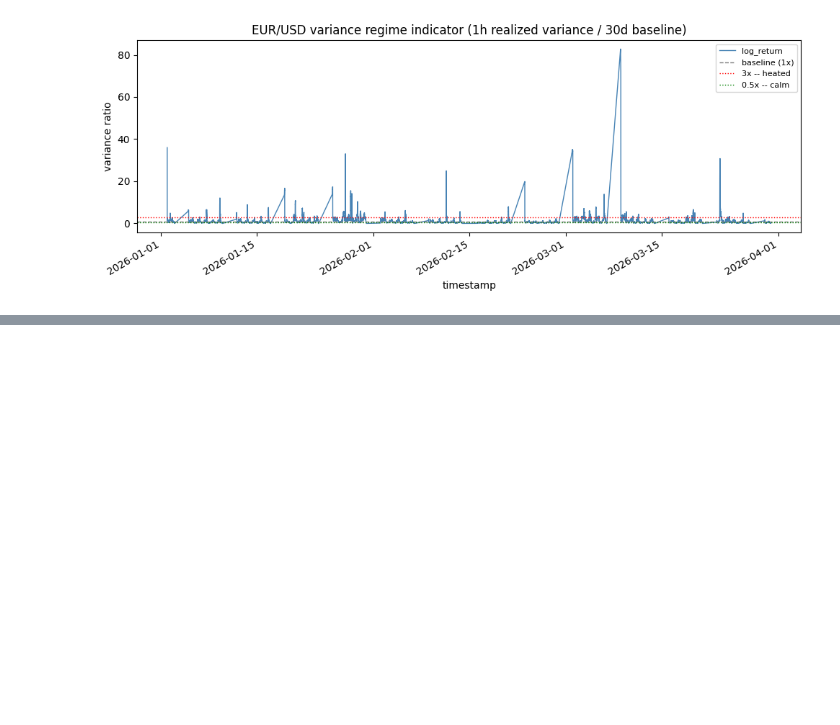
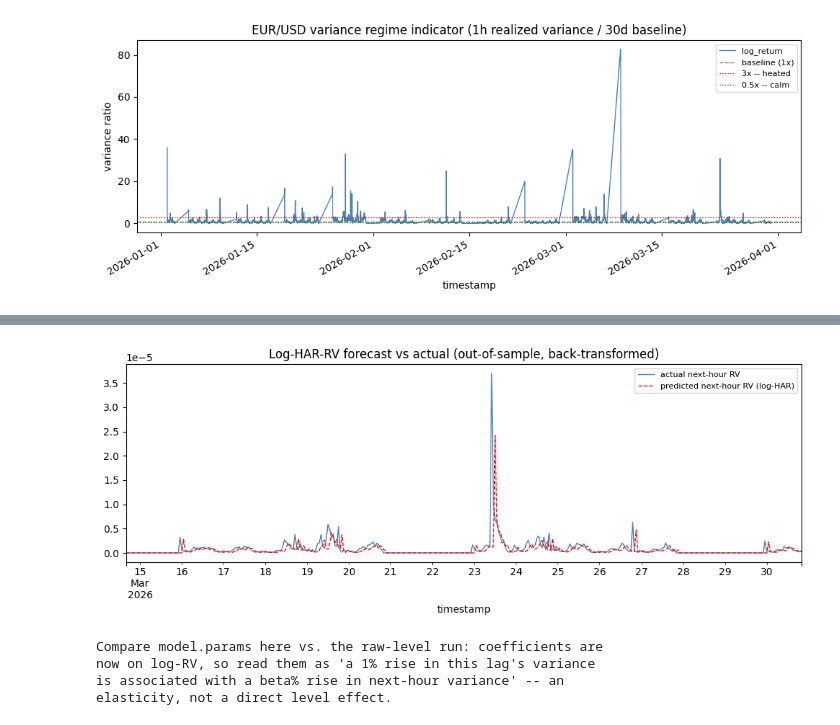
Before and after one commit to anjalivijyan/STOCHASTIC-VOLATILITY-MODELLING-, a Jupyter notebook: lit_rew_&_stylised_facts/regime_indicator.ipynb, the cells around one changed output, grey strips where cells are left out. Cells and saved outputs as stored; diff of their text form; code cells hidden in the pictures; blank space fills up the shorter version.

Commit message:
new rough

```diff
--- a/lit_rew_&_stylised_facts/regime_indicator.ipynb
+++ b/lit_rew_&_stylised_facts/regime_indicator.ipynb
@@ -193,3 +193,77 @@ plt.tight_layout()
 plt.show()
 # %% [output]
 [figure]
+# %%
+"""
+Log-HAR-RV: same idea as har_rv_forecast.py, but fit in log-variance space
+instead of raw levels. Realized variance is heavy-tailed / roughly
+log-normal, so a handful of huge spikes dominate a raw-level OLS fit
+(hence the near-flat predictions and low R^2 you got). Logging compresses
+the spikes and is the standard fix used in the HAR-RV literature.
+"""
+
+import numpy as np
+import pandas as pd
+import statsmodels.api as sm
+import matplotlib.pyplot as plt
+sq_returns = d['log_return']**2
+rv_hourly = sq_returns.resample("1h").sum().dropna()
+
+df = pd.DataFrame({"rv": rv_hourly})
+df["rv_lag1"] = df["rv"].shift(1)
+df["rv_daily"] = df["rv"].shift(1).rolling(24).mean()
+df["rv_weekly"] = df["rv"].shift(1).rolling(24 * 7).mean()
+df["rv_target"] = df["rv"].shift(-1)
+df = df.dropna()
+
+# ---- log-transform everything (small epsilon guards against log(0)) ------
+eps = df["rv"][df["rv"] > 0].min() * 1e-3
+for col in ["rv", "rv_lag1", "rv_daily", "rv_weekly", "rv_target"]:
+    df[f"log_{col}"] = np.log(df[col] + eps)
+
+split = int(len(df) * 0.8)
+train, test = df.iloc[:split], df.iloc[split:]
+
+feature_cols = ["log_rv_lag1", "log_rv_daily", "log_rv_weekly"]
+X_train = sm.add_constant(train[feature_cols])
+y_train = train["log_rv_target"]
+X_test = sm.add_constant(test[feature_cols], has_constant="add")
+y_test = test["log_rv_target"]
+
+model = sm.OLS(y_train, X_train).fit()
+print(model.summary())
+print("\nFitted kernel weights (K), log space:")
+print(model.params, "\n")
+
+# ---- out-of-sample R^2, both in log space and back-transformed levels ----
+test_pred_log = model.predict(X_test)
+ss_res = ((y_test - test_pred_log) ** 2).sum()
+ss_tot = ((y_test - y_test.mean()) ** 2).sum()
+oos_r2_log = 1 - ss_res / ss_tot
+
+# back-transform to compare against the original raw-level plot
+test_pred_level = np.exp(test_pred_log) - eps
+y_test_level = np.exp(y_test) - eps
+ss_res_lvl = ((y_test_level - test_pred_level) ** 2).sum()
+ss_tot_lvl = ((y_test_level - y_test_level.mean()) ** 2).sum()
+oos_r2_level = 1 - ss_res_lvl / ss_tot_lvl
+
+print(f"In-sample R^2 (log space):      {model.rsquared:.4f}")
+print(f"Out-of-sample R^2 (log space):  {oos_r2_log:.4f}")
+print(f"Out-of-sample R^2 (raw levels): {oos_r2_level:.4f}")
+print("(compare the raw-levels number directly against your previous run)\n")
+
+# ---- plot: back-transformed predictions vs actual, same scale as before --
+fig, ax = plt.subplots(figsize=(10, 4))
+y_test_level.plot(ax=ax, label="actual next-hour RV", color="steelblue", lw=1)
+test_pred_level.plot(ax=ax, label="predicted next-hour RV (log-HAR)", color="red", lw=1, ls="--")
+ax.set_title("Log-HAR-RV forecast vs actual (out-of-sample, back-transformed)")
+ax.legend(fontsize=8)
+plt.tight_layout()
+plt.show()
+
+print("Compare model.params here vs. the raw-level run: coefficients are")
+print("now on log-RV, so read them as 'a 1% rise in this lag's variance")
+print("is associated with a beta% rise in next-hour variance' -- an")
+print("elasticity, not a direct level effect.")
+# %% [output]
@@ -195,0 +287,5 @@ plt.show()
+[figure, added]
+Compare model.params here vs. the raw-level run: coefficients are
+now on log-RV, so read them as 'a 1% rise in this lag's variance
+is associated with a beta% rise in next-hour variance' -- an
+elasticity, not a direct level effect.
```
Also changed, not shown: parts of 2 cells of this notebook, 1 other file.
